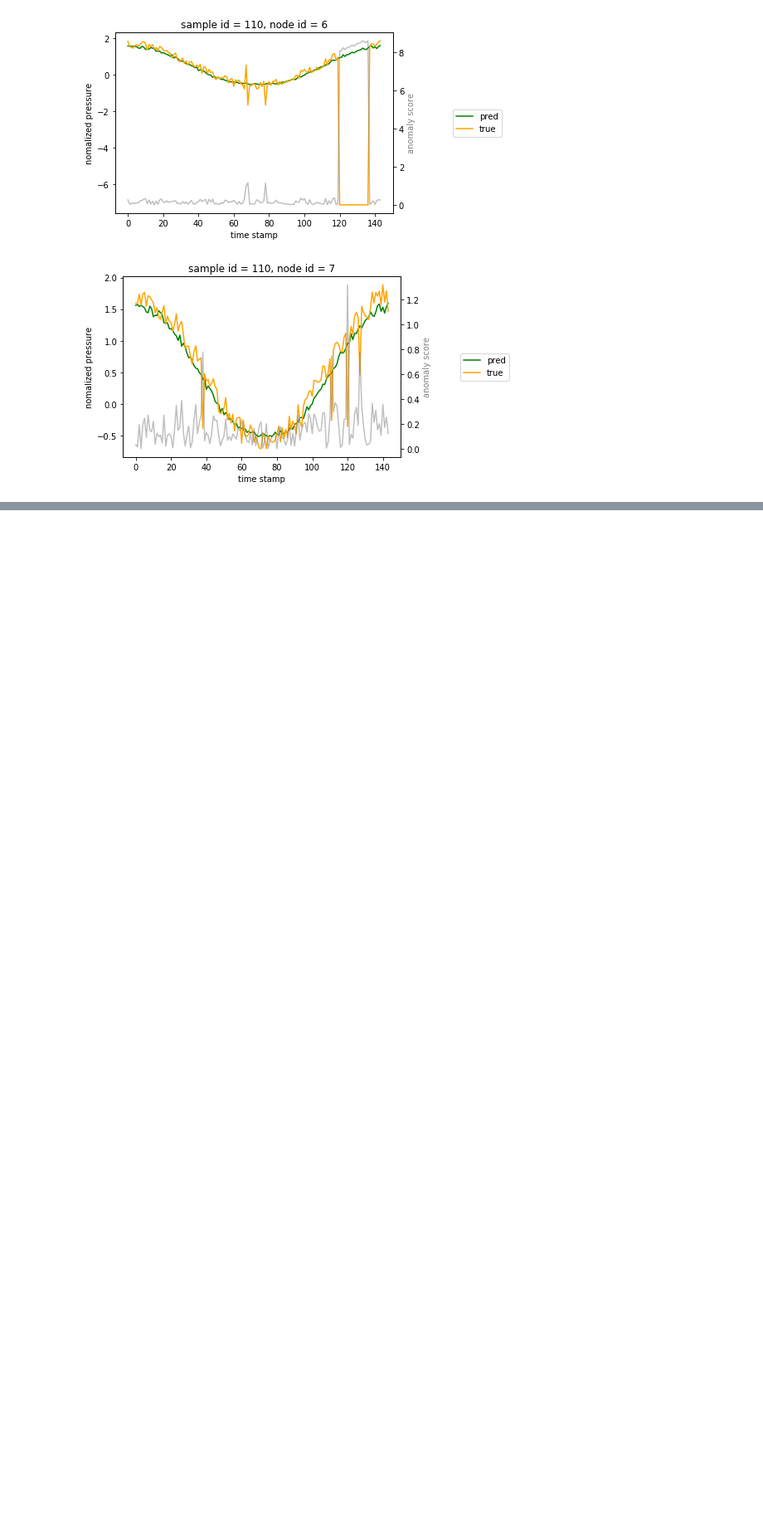
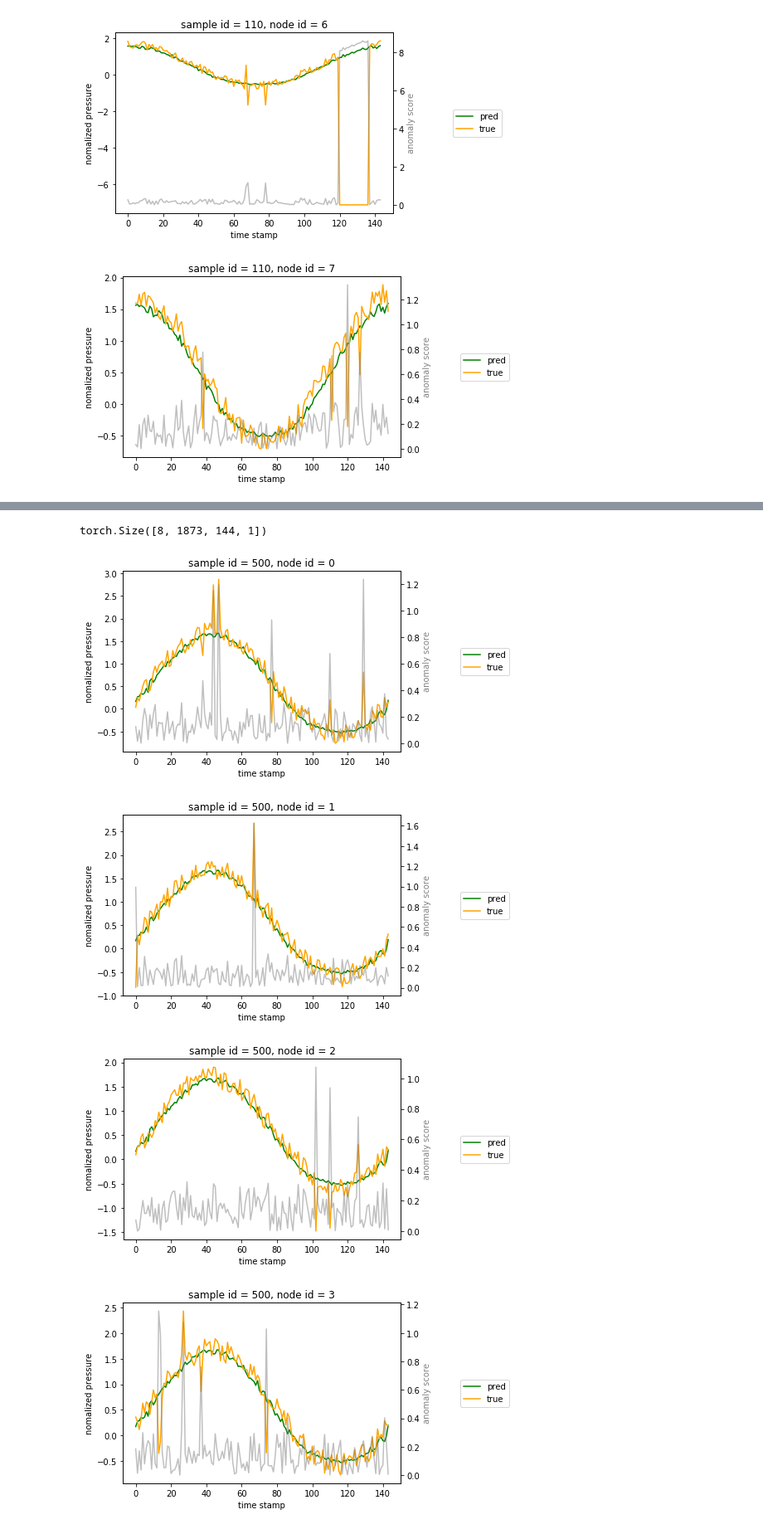
Before and after one commit to HuangWeiKulish/Gas-Network-Anomaly-Detection, a Jupyter notebook: TGCNAE_model_simulated_data.ipynb, the cells around one changed output, grey strips where cells are left out. Shown at 83% size. Cells and saved outputs as stored; diff of their text form; code cells hidden in the pictures; blank space fills up the shorter version.

```diff
--- a/TGCNAE_model_simulated_data.ipynb
+++ b/TGCNAE_model_simulated_data.ipynb
@@ -198,0 +199,3 @@ for node_id in range(8):
+# %%
+model = th.load('gasnetwork_model_(simulated).pth')
+model.eval()
@@ -198,0 +220,32 @@ for node_id in range(8):
+# %%
+pred = model(gasnetwork_graph, inputs)
+print(pred.shape)
+# %% [output]
+torch.Size([8, 1873, 144, 1])
+# %%
+sample_id = 500
+
+for node_id in range(8):
+    pred_i = th.flatten(pred[node_id, sample_id, :, :], start_dim=0).detach()
+    true_i = th.flatten(inputs[:, :, :, 0].unsqueeze(3)[node_id, sample_id, :, :], start_dim=0)
+    anomaly_score_i = abs(pred_i - true_i)
+
+    fig, ax1 = plt.subplots()
+    ax1.set_xlabel('time stamp')
+    ax1.set_ylabel('nomalized pressure', color='black')
+    ax1.plot(np.asarray(pred_i), label='pred', color='green')
+    ax1.plot(np.asarray(true_i), label='true', color='orange')
+
+    ax2 = ax1.twinx()
+    ax2.set_ylabel('anomaly score', color='grey')
+    ax2.plot(np.asarray(anomaly_score_i), alpha=0.5, color='grey')
+
+
+    ax1.legend(loc='center left', bbox_to_anchor=(1.2, 0.5))
+    plt.title('sample id = {}, node id = {}'.format(sample_id, node_id))
+    plt.show()
+# %% [output]
+[figure, added]
+[figure, added]
+[figure, added]
+[figure, added]
```
Also changed, not shown: parts of 4 cells of this notebook.
